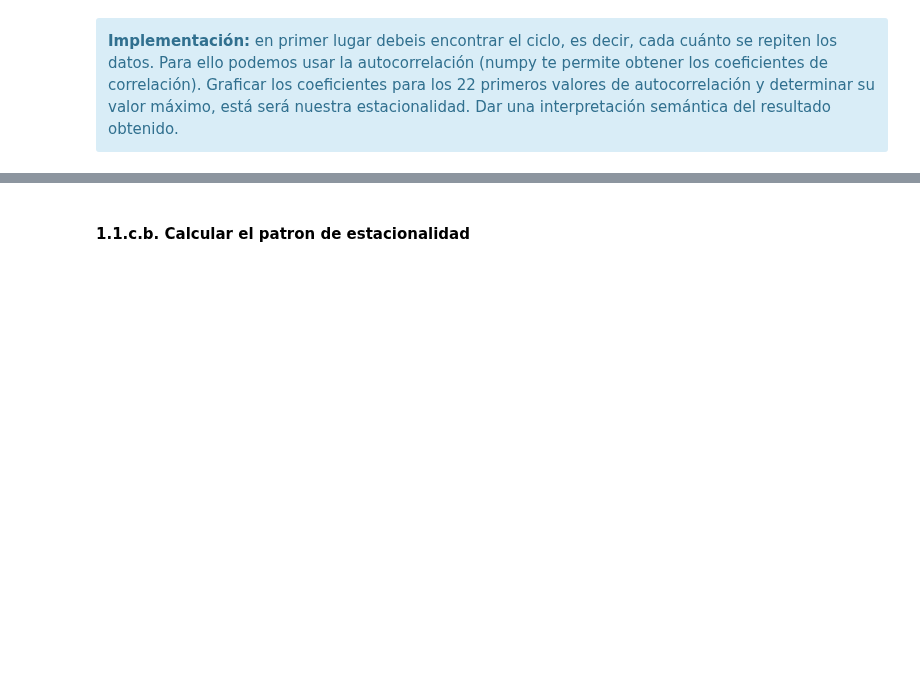
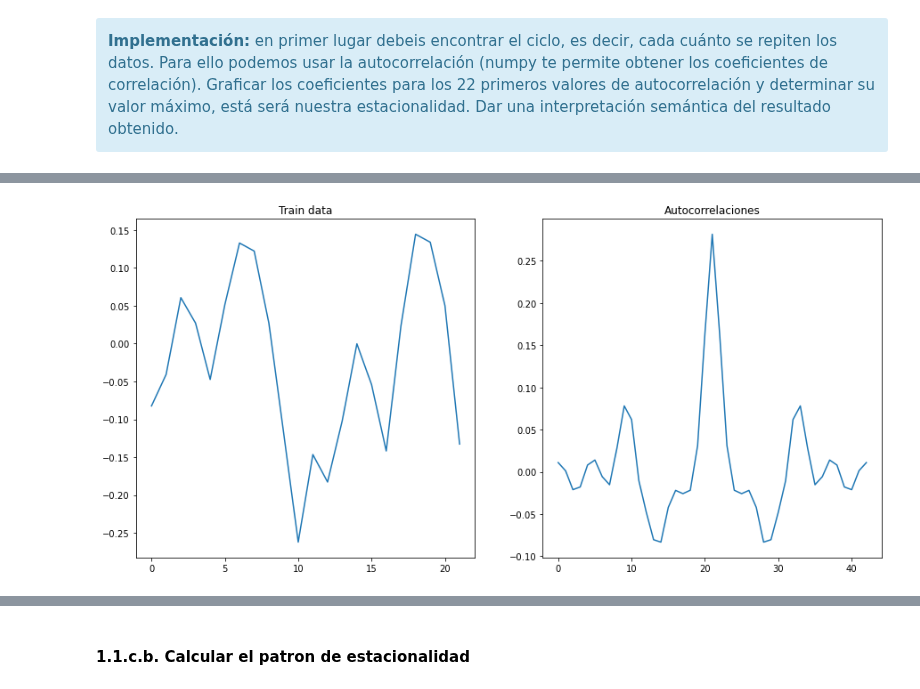
Before and after one commit to angelbujalance/MAME_PEC, a Jupyter notebook: 20221_M2.855_PEC4-Enunciado.ipynb, the cells around one changed output, grey strips where cells are left out. Drawn from its saved outputs; the diff is of its cells as text; code cells hidden in the pictures; blank space fills up the shorter version.

```diff
--- a/20221_M2.855_PEC4-Enunciado.ipynb
+++ b/20221_M2.855_PEC4-Enunciado.ipynb
@@ -191,0 +200,5 @@ Definimos la estacionalidad como la variación cíclica que se produce en los da
+# %%
+arr = train_hrt[:22].flatten()
+
+autocorr_arr = np.correlate(arr, arr, mode='full')
+autocorr_arr
@@ -191,0 +215,12 @@ Definimos la estacionalidad como la variación cíclica que se produce en los da
+# %%
+x_autocorr = range(0, len(autocorr_arr))
+
+fig, ax = plt.subplots(1, 2, figsize=(15, 7))
+
+ax[0].plot(x_train[:22], train_hrt[:22])
+ax[0].set_title('Train data')
+ax[1].plot(x_autocorr, autocorr_arr)
+ax[1].set_title('Autocorrelaciones')
+plt.show()
+# %% [output]
+[figure, added]
```
Also changed, not shown: parts of 4 cells of this notebook.
